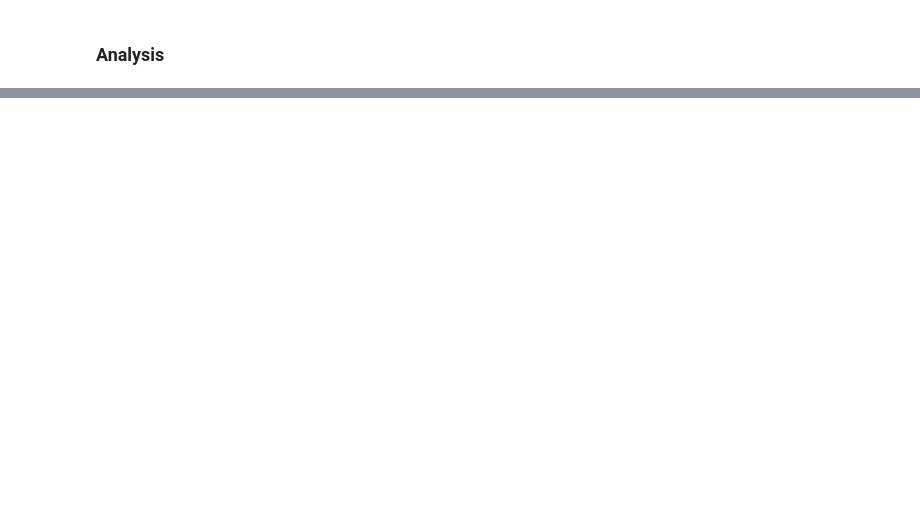
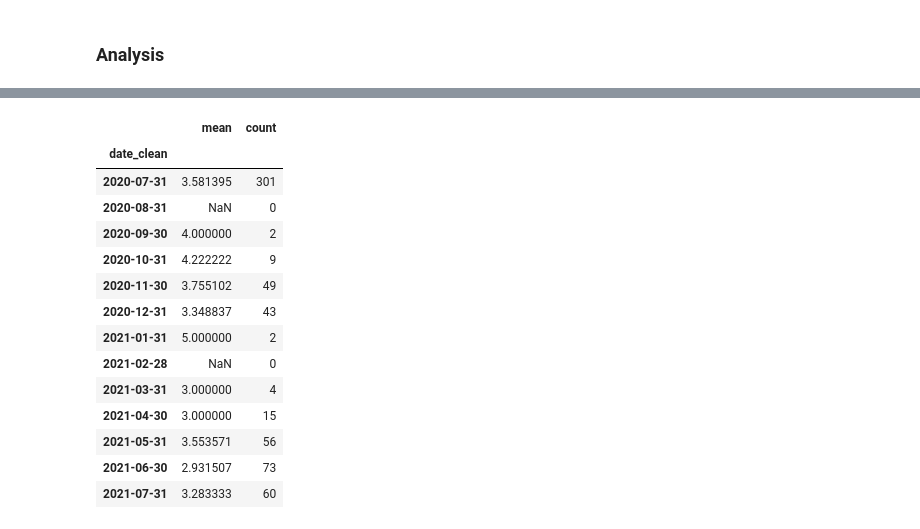
Before and after one commit to jack-cook-repo/reviews-tool, a Jupyter notebook: Big Easy CW Reviews.ipynb, the cells around one changed output, grey strips where cells are left out. Saved outputs shown, nothing was run; the diff lists cells and outputs as text; code cells hidden in the pictures; blank space fills up the shorter version.

```diff
--- a/Big Easy CW Reviews.ipynb
+++ b/Big Easy CW Reviews.ipynb
@@ -220,3 +224,22 @@ Reviews appear to be fairly polarised, with 1/2/5 starts being the most common -
+# %%
+df_monthly = df_big_easy_eng.set_index('date_clean').resample('M')['reviewRating'].agg(('mean','count'))
+df_monthly #= df_monthly.query('')
+# %% [output]
+|  | mean | count |
+| date_clean |  |  |
+| 2020-07-31 | 3.581395 | 301 |
+| 2020-08-31 | NaN | 0 |
+| 2020-09-30 | 4.000000 | 2 |
+| 2020-10-31 | 4.222222 | 9 |
+| 2020-11-30 | 3.755102 | 49 |
+| 2020-12-31 | 3.348837 | 43 |
+| 2021-01-31 | 5.000000 | 2 |
+| 2021-02-28 | NaN | 0 |
+| 2021-03-31 | 3.000000 | 4 |
+| 2021-04-30 | 3.000000 | 15 |
+| 2021-05-31 | 3.553571 | 56 |
+| 2021-06-30 | 2.931507 | 73 |
+| 2021-07-31 | 3.283333 | 60 |
 # %%
 from sklearn.feature_extraction.text import CountVectorizer
 
```
Also changed, not shown: parts of 17 cells of this notebook, 2 other files.
